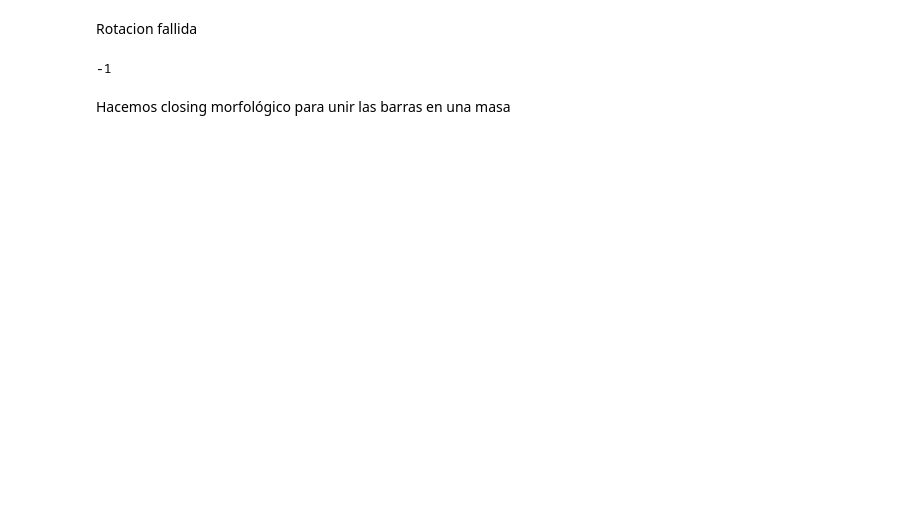
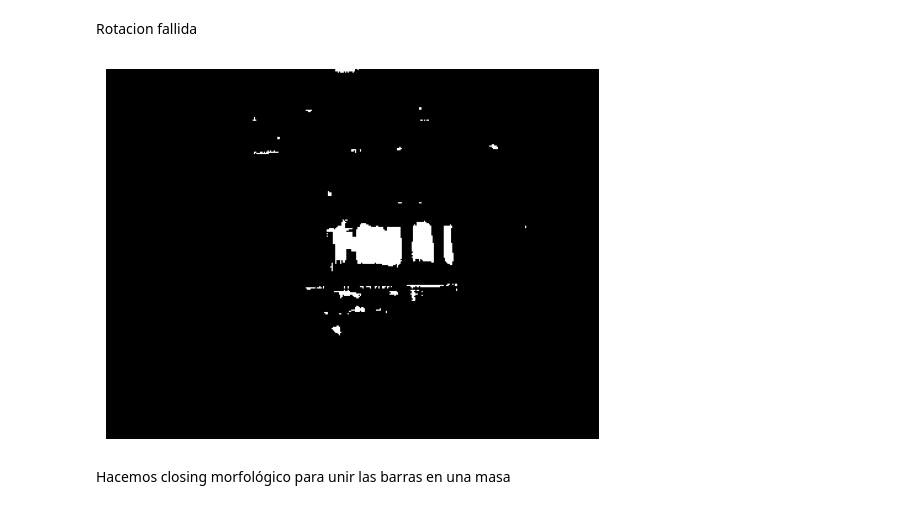
Before and after one commit to DiegoLopezAroca/Barcode-Detection, a Jupyter notebook: barcode_detection.ipynb, the cells around one changed output. Cells and saved outputs as stored; diff of their text form; code cells hidden in the pictures; blank space fills up the shorter version.

```diff
--- a/barcode_detection.ipynb
+++ b/barcode_detection.ipynb
@@ -114,10 +120,11 @@ Rotacion fallida
 # %%
 blurred = cv2.blur(gradient, (9, 9))
 (_, thresh) = cv2.threshold(blurred, 225, 255, cv2.THRESH_BINARY)
-cv2.imshow("Imagen tras umbralizar", thresh)
-cv2.waitKey(0)
+plt.imshow(thresh, cmap='gray')
+plt.axis('off')
+plt.show()
 # %% [output]
--1
+[figure, added]
 # %% [markdown]
 Hacemos closing morfológico para unir las barras en una masa
 # %%
```
Also changed, not shown: parts of 7 cells of this notebook.
